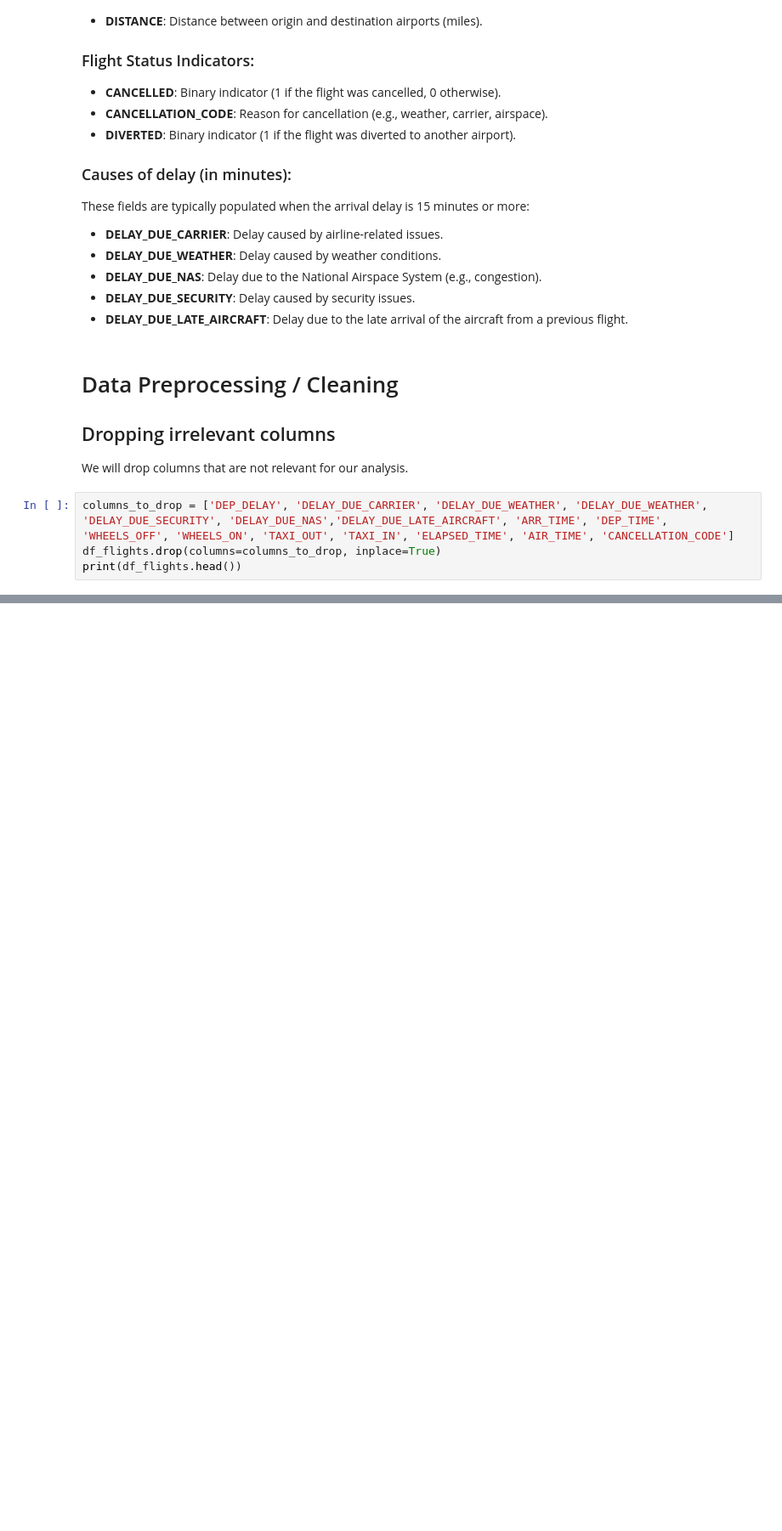
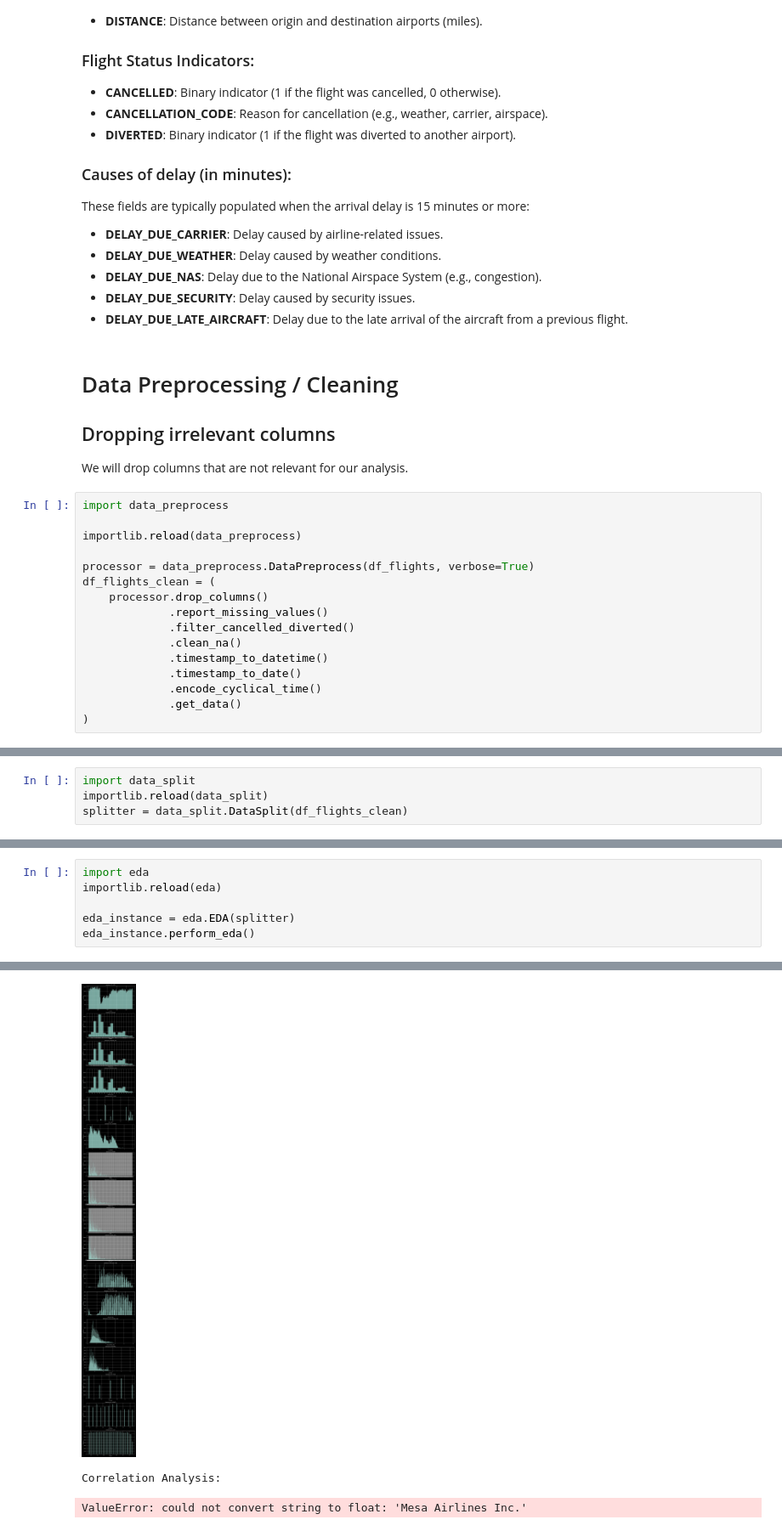
Before and after one commit to AlexisBarros22/CD_Project2526, a Jupyter notebook: Project codes/main.ipynb, the cells around one changed output, grey strips where cells are left out. Shown at 85% size. Cells and saved outputs as stored; diff of their text form; blank space fills up the shorter version.

Commit message:
Data Preprocess and EDA

```diff
--- a/Project codes/main.ipynb
+++ b/Project codes/main.ipynb
@@ -99,7 +100,19 @@ These fields are typically populated when the arrival delay is 15 minutes or mor
 ## Dropping irrelevant columns
 We will drop columns that are not relevant for our analysis.
 # %%
-columns_to_drop = ['DEP_DELAY', 'DELAY_DUE_CARRIER', 'DELAY_DUE_WEATHER', 'DELAY_DUE_WEATHER', 'DELAY_DUE_SECURITY', 'DELAY_DUE_NAS','DELAY_DUE_LATE_AIRCRAFT', 'ARR_TIME', 'DEP_TIME', 'WHEELS_OFF', 'WHEELS_ON', 'TAXI_OUT', 'TAXI_IN', 'ELAPSED_TIME', 'AIR_TIME', 'CANCELLATION_CODE']
-df_flights.drop(columns=columns_to_drop, inplace=True)
-print(df_flights.head())
+import data_preprocess
+
+importlib.reload(data_preprocess)
+
+processor = data_preprocess.DataPreprocess(df_flights, verbose=True)
+df_flights_clean = (
+    processor.drop_columns()
+             .report_missing_values()
+             .filter_cancelled_diverted()
+             .clean_na()
+             .timestamp_to_datetime()
+             .timestamp_to_date()
+             .encode_cyclical_time()
+             .get_data()
+)
 # %% [output]
@@ -223,0 +139,4 @@ Rows remaining after dropping NA values: 2913802
+# %%
+import data_split
+importlib.reload(data_split)
+splitter = data_split.DataSplit(df_flights_clean)
@@ -223,0 +165,7 @@ Rows remaining after dropping NA values: 2913802
+# %%
+import eda
+importlib.reload(eda)
+
+eda_instance = eda.EDA(splitter)
+eda_instance.perform_eda()
+# %% [output]
@@ -223,0 +189,3 @@ Rows remaining after dropping NA values: 2913802
+[figure, added]
+Correlation Analysis:
+ValueError: could not convert string to float: 'Mesa Airlines Inc.'
```
Also changed, not shown: parts of 10 cells of this notebook, 3 other files.
